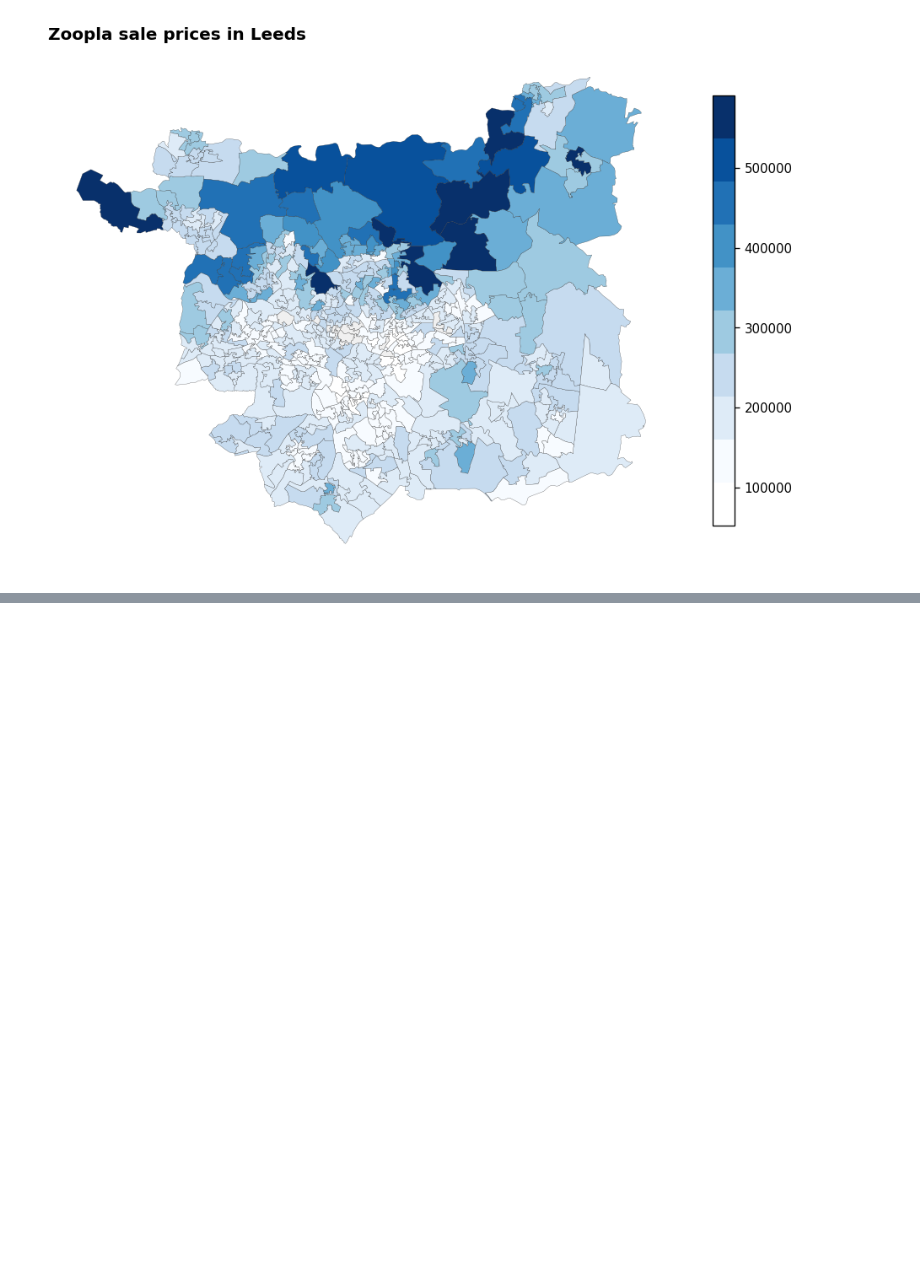
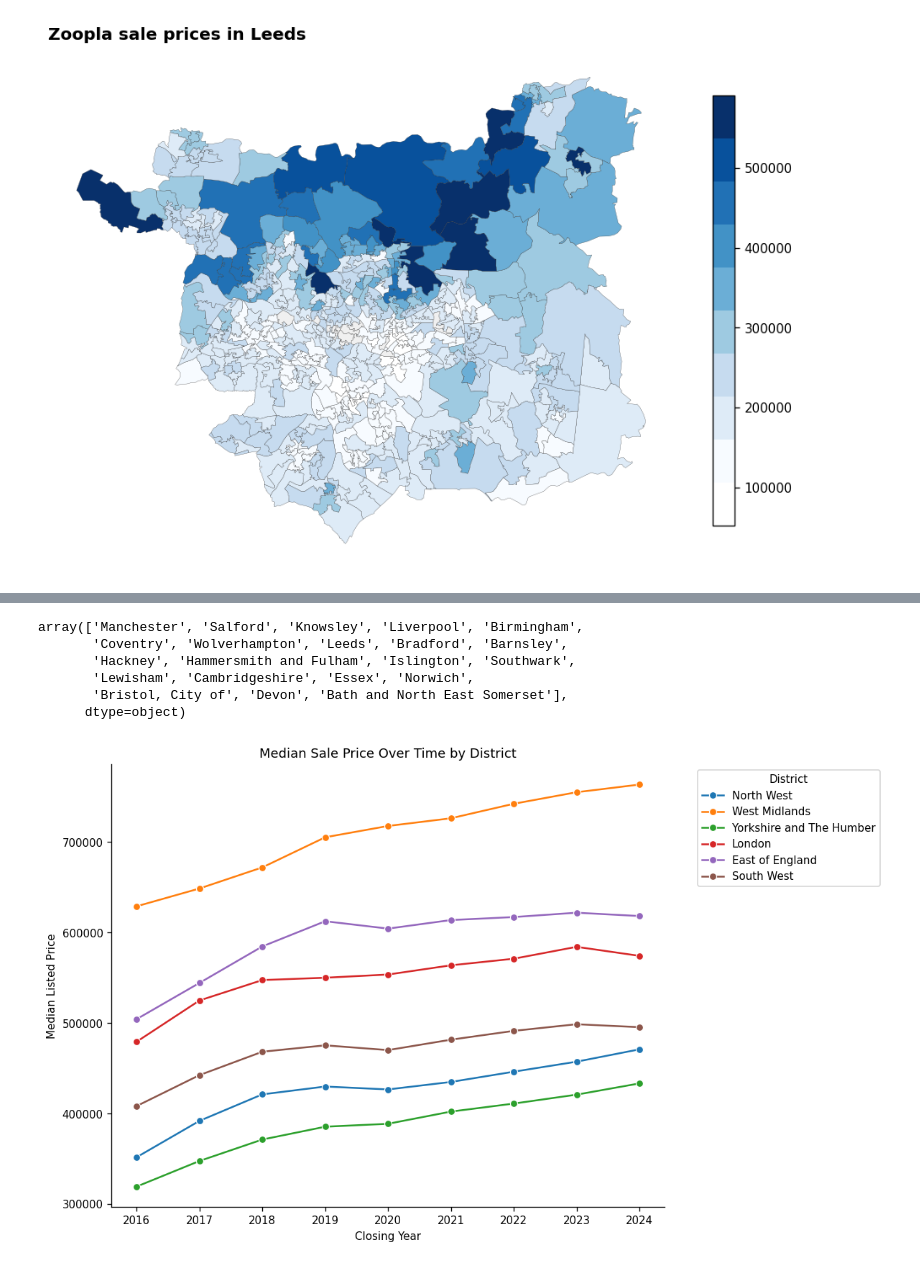
Before and after one commit to Leeds-HASP/digital-festival-2026, a Jupyter notebook: HASP_workshop.ipynb, the cells around one changed output, grey strips where cells are left out. Cells and saved outputs as stored; diff of their text form; code cells hidden in the pictures; blank space fills up the shorter version.

```diff
--- a/HASP_workshop.ipynb
+++ b/HASP_workshop.ipynb
@@ -639,0 +664,3 @@ area_zoopla.to_file("area_zoopla.geojson", driver="GeoJSON")
+# %%
+lsoa_ref = pd.read_csv('./data/lsoa_reference.csv')
+lsoa_ref.head()
@@ -639,0 +674,4 @@ area_zoopla.to_file("area_zoopla.geojson", driver="GeoJSON")
+# %%
+# merge sale df with lsoa reference to get district and region information
+sale_df_la = sale_df.merge(lsoa_ref, on='lsoa_code', how='inner')
+sale_df_la
@@ -639,0 +692,22 @@ area_zoopla.to_file("area_zoopla.geojson", driver="GeoJSON")
+# %%
+sale_df_la['la_name'].unique()
+# %% [output]
+array(['Manchester', 'Salford', 'Knowsley', 'Liverpool', 'Birmingham',
+       'Coventry', 'Wolverhampton', 'Leeds', 'Bradford', 'Barnsley',
+       'Hackney', 'Hammersmith and Fulham', 'Islington', 'Southwark',
+       'Lewisham', 'Cambridgeshire', 'Essex', 'Norwich',
+       'Bristol, City of', 'Devon', 'Bath and North East Somerset'],
+      dtype=object)
+# %%
+import seaborn as sns
+# plot time series of median sale price aggregated by district
+plt.figure(figsize=(10, 6))
+sns.lineplot(data=sale_df_la, x='closing_year', y='median_listed_price', hue='region_name', marker='o', errorbar=None)
+plt.title('Median Sale Price Over Time by District')
+plt.xlabel('Closing Year')
+plt.ylabel('Median Listed Price')
+plt.legend(title='District', bbox_to_anchor=(1.05, 1), loc='upper left')
+plt.tight_layout()
+plt.show()
+# %% [output]
+[figure, added]
```
Also changed, not shown: parts of 11 cells of this notebook.
